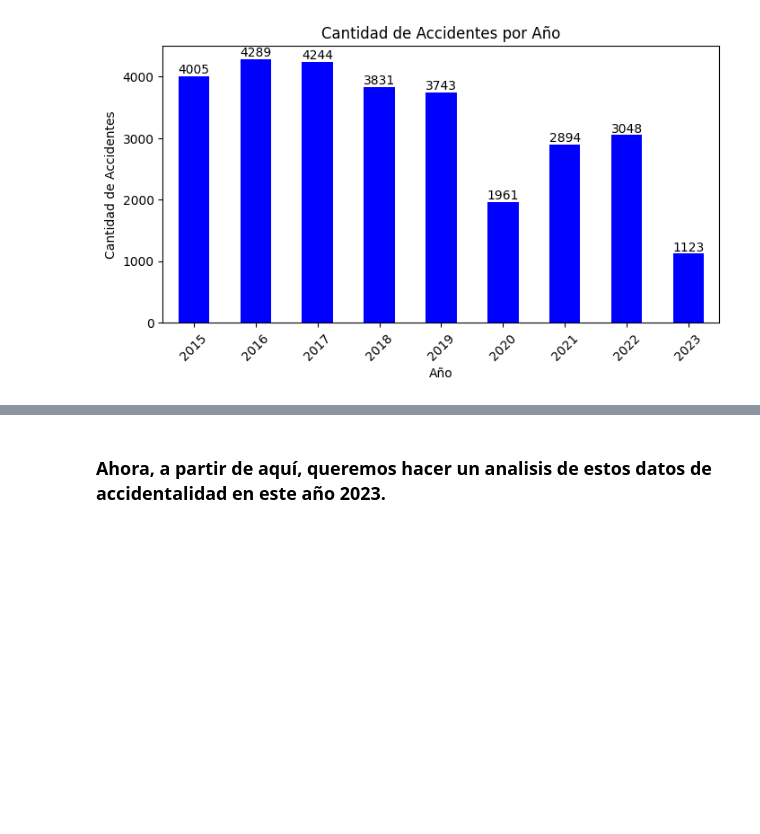
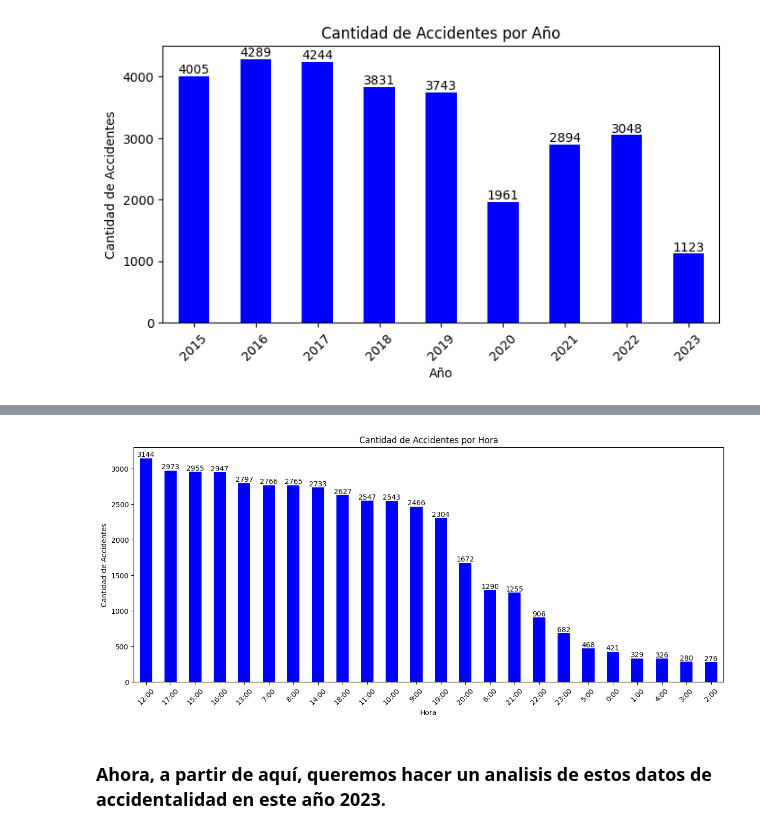
Before and after one commit to AndresFVargasV/Analisis_Accidentes_Barranquilla, a Jupyter notebook: Accidentalidad_Barranquilla.ipynb, the cells around one changed output, grey strips where cells are left out. Drawn from its saved outputs; the diff is of its cells as text; code cells hidden in the pictures; blank space fills up the shorter version.

```diff
--- a/Accidentalidad_Barranquilla.ipynb
+++ b/Accidentalidad_Barranquilla.ipynb
@@ -128,3 +143,19 @@ plt.show()
+# %%
+df_agrupado_por_hora = results_df.groupby(results_df['hora_accidente'].dt.hour).size()
+df_agrupado_por_hora.index = df_agrupado_por_hora.index.astype(str) + ':00'
+df_agrupado_por_hora.sort_values(ascending=False, inplace=True)
+
+plt.figure(figsize=(15, 6))
+bar_three = df_agrupado_por_hora.plot.bar(x=df_agrupado_por_hora.index, y=df_agrupado_por_hora.values, color='blue')
+plt.title('Cantidad de Accidentes por Hora')
+plt.xlabel('Hora')
+plt.ylabel('Cantidad de Accidentes')
+plt.xticks(rotation=45)
+for i, valor in enumerate(df_agrupado_por_hora.values):
+    bar_three.text(i, valor + 0.2, str(valor), ha='center', va='bottom')
+plt.show()
+# %% [output]
+[figure, added]
 # %% [markdown]
 ### Ahora, a partir de aquí, queremos hacer un analisis de estos datos de accidentalidad en este año 2023.
 # %%
```
Also changed, not shown: parts of 6 cells of this notebook.
